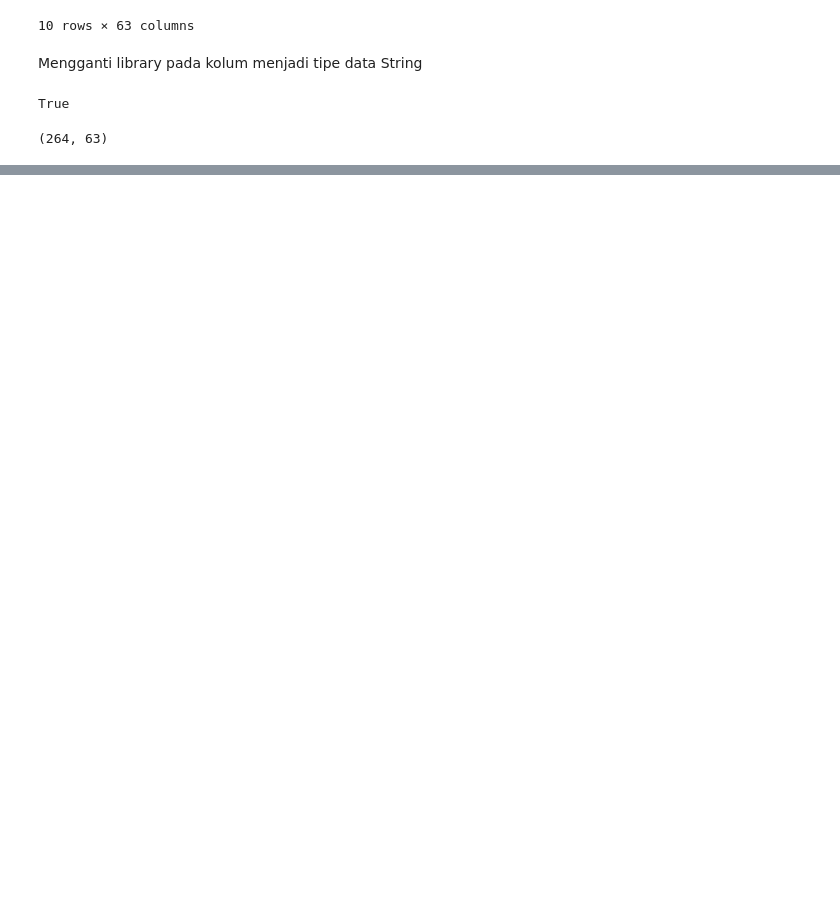
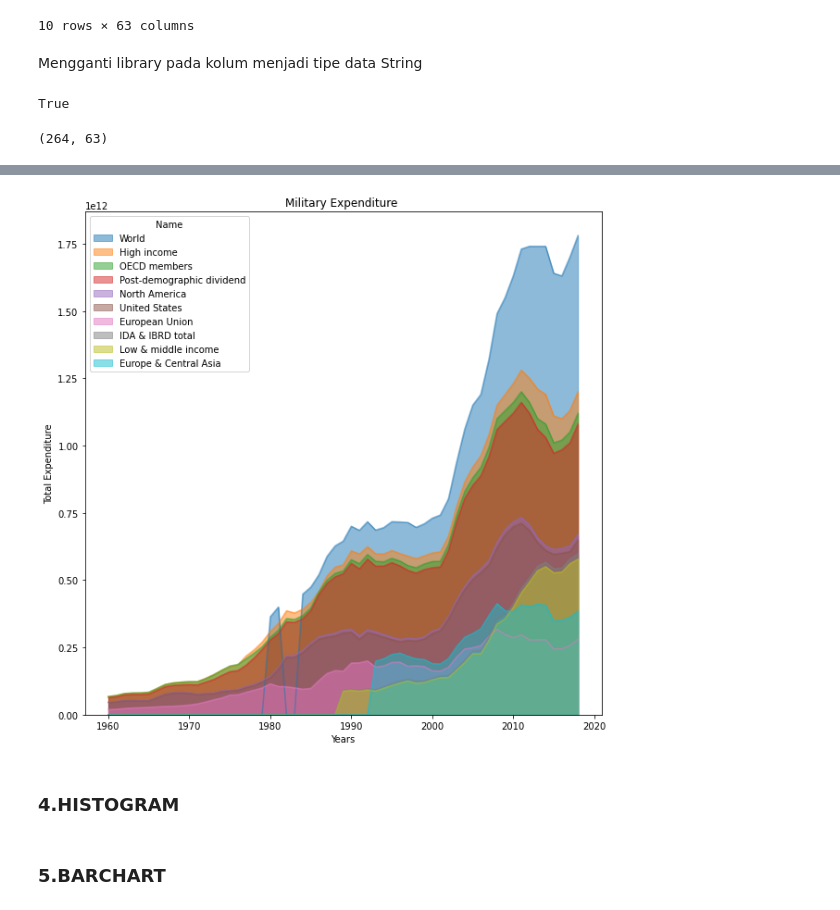
Before and after one commit to AbdulHafidh-AI/Praktikum-Visualisasi-Data, a Jupyter notebook: 2008107010056_AbdulHafidh_Tugas2.ipynb, the cells around one changed output, grey strips where cells are left out. Cells and saved outputs as stored; diff of their text form; code cells hidden in the pictures; blank space fills up the shorter version.

Commit message:
Add AreaPlot

```diff
--- a/2008107010056_AbdulHafidh_Tugas2.ipynb
+++ b/2008107010056_AbdulHafidh_Tugas2.ipynb
@@ -150,0 +152,4 @@ sample.describe()
+# %%
+sample.set_index('Name', inplace=True)
+
+sample.head(10)
@@ -150,0 +192,4 @@ sample.describe()
+# %%
+years = list(map(str, range(1960,2019)))
+
+years
@@ -150,0 +218,9 @@ sample.describe()
+# %%
+sample.sort_values(['Total'], ascending=False, axis=0, inplace=True)
+
+sampleTop10 = sample.head(10)
+
+#Transpose dataframe
+sampleTop10 = sampleTop10[years].transpose()
+
+sampleTop10.head(10)
@@ -150,0 +239,15 @@ sample.describe()
+# %%
+sampleTop10.index = sampleTop10.index.map(int)
+sampleTop10.plot(kind='area',stacked=False,figsize=(10,10))
+
+plt.title('Military Expenditure ')
+plt.ylabel('Total Expenditure')
+plt.xlabel('Years')
+
+plt.show()
+# %% [output]
+[figure, added]
+# %% [markdown]
+### 4.HISTOGRAM
+# %% [markdown]
+### 5.BARCHART
```
Also changed, not shown: parts of 12 cells of this notebook.
